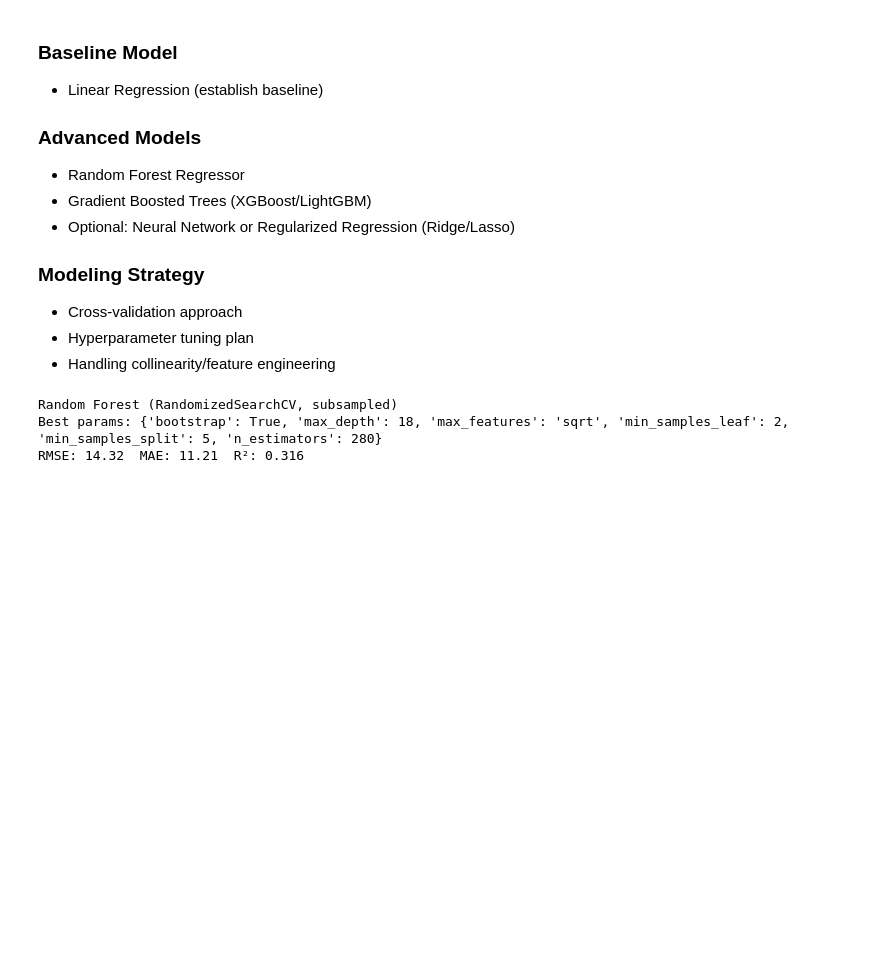
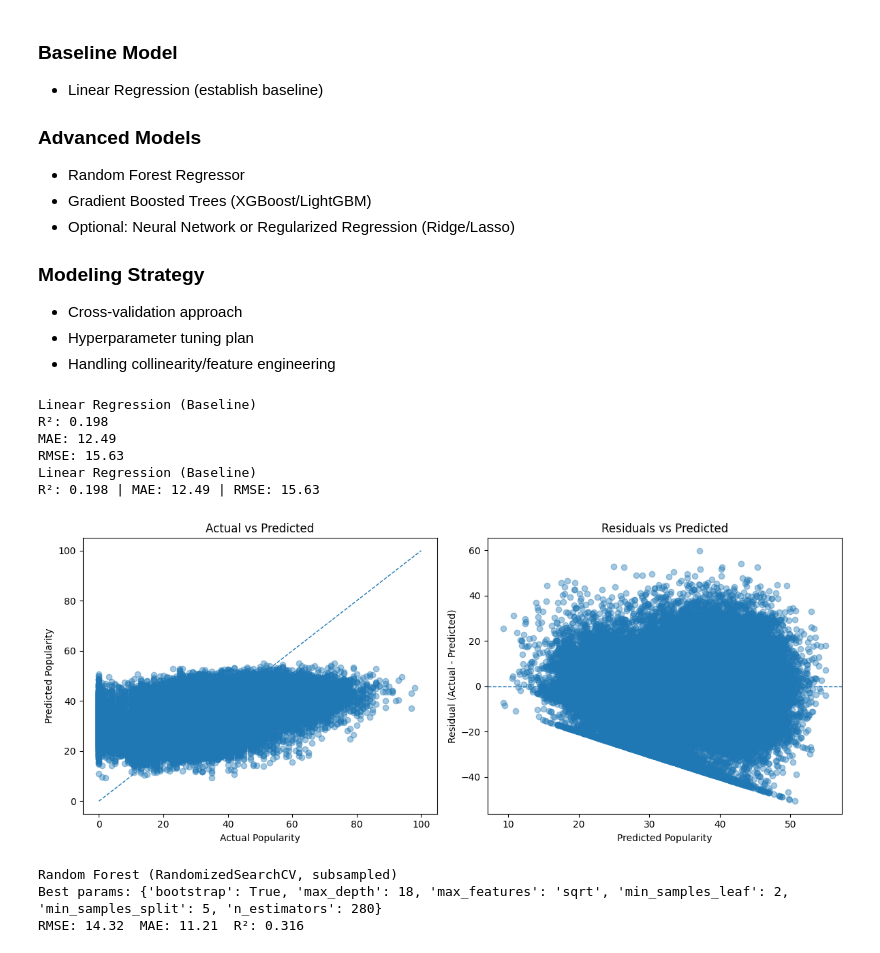
Before and after one commit to LeoJames1/Introduction-To-Machine-Learning-Supervised-Learning-Final, a Jupyter notebook: Spotify_Song_Popularity_Prediction_Project.ipynb, the cells around one changed output. Cells and saved outputs as stored; diff of their text form; code cells hidden in the pictures; blank space fills up the shorter version.

```diff
--- a/Spotify_Song_Popularity_Prediction_Project.ipynb
+++ b/Spotify_Song_Popularity_Prediction_Project.ipynb
@@ -442,6 +443,86 @@ if "year" in df.columns:
 - Cross-validation approach
 - Hyperparameter tuning plan
 - Handling collinearity/feature engineering
+# %%
+# Baseline Model: Linear Regression (self-contained & robust)
+
+import numpy as np
+import pandas as pd
+from sklearn.model_selection import train_test_split
+from sklearn.linear_model import LinearRegression
+from sklearn.metrics import mean_absolute_error, mean_squared_error, r2_score
+import matplotlib.pyplot as plt
+import seaborn as sns
+
+# 1) Define features consistently with later models
+features = [
+    "danceability","energy","loudness","speechiness",
+    "acousticness","instrumentalness","liveness","valence",
+    "tempo","duration_ms"
+]
+features = [c for c in features if c in df.columns]
+
+# 2) Build X, y (drop rows with missing in selected columns)
+data = df[features + ["popularity"]].dropna()
+X = data[features].astype(float)
+y = data["popularity"].astype(float)
+
+# 3) Single, consistent train/test split (reused by later cells)
+RANDOM_SEED = 42 if "RANDOM_SEED" not in globals() else RANDOM_SEED
+X_train, X_test, y_train, y_test = train_test_split(
+    X, y, test_size=0.2, random_state=RANDOM_SEED
+)
+
+# 4) Fit baseline LR
+lin_reg = LinearRegression()
+lin_reg.fit(X_train, y_train)
+y_pred_lin = lin_reg.predict(X_test)
+
+# 5) Metrics
+# Evaluate performance
+r2 = r2_score(y_test, y_pred_lin)
+mae = mean_absolute_error(y_test, y_pred_lin)
+mse = mean_squared_error(y_test, y_pred_lin)
+rmse = np.sqrt(mse)
+
+print("Linear Regression (Baseline)")
+print(f"R²: {r2:.3f}")
+print(f"MAE: {mae:.2f}")
+print(f"RMSE: {rmse:.2f}")
+
+
+
+print("Linear Regression (Baseline)")
+print(f"R²: {r2:.3f} | MAE: {mae:.2f} | RMSE: {rmse:.2f}")
+
+# 6) Visualizations
+fig, ax = plt.subplots(1, 2, figsize=(12, 5))
+
+# (a) Actual vs Predicted
+ax[0].scatter(y_test, y_pred_lin, alpha=0.4)
+ax[0].plot([0, 100], [0, 100], '--', linewidth=1)  # perfect prediction line
+ax[0].set_title("Actual vs Predicted")
+ax[0].set_xlabel("Actual Popularity")
+ax[0].set_ylabel("Predicted Popularity")
+
+# (b) Residuals vs Predicted
+residuals = y_test - y_pred_lin
+ax[1].scatter(y_pred_lin, residuals, alpha=0.4)
+ax[1].axhline(0, linestyle="--", linewidth=1)
+ax[1].set_title("Residuals vs Predicted")
+ax[1].set_xlabel("Predicted Popularity")
+ax[1].set_ylabel("Residual (Actual - Predicted)")
+
+plt.tight_layout()
+plt.show()
+# %% [output]
+Linear Regression (Baseline)
+R²: 0.198
+MAE: 12.49
+RMSE: 15.63
+Linear Regression (Baseline)
+R²: 0.198 | MAE: 12.49 | RMSE: 15.63
+[figure, added]
 # %%
 # Fast Random Forest: subsample + randomized search (CV=3)
 from sklearn.metrics import mean_squared_error, mean_absolute_error, r2_score
```
Also changed, not shown: parts of 2 cells of this notebook.
